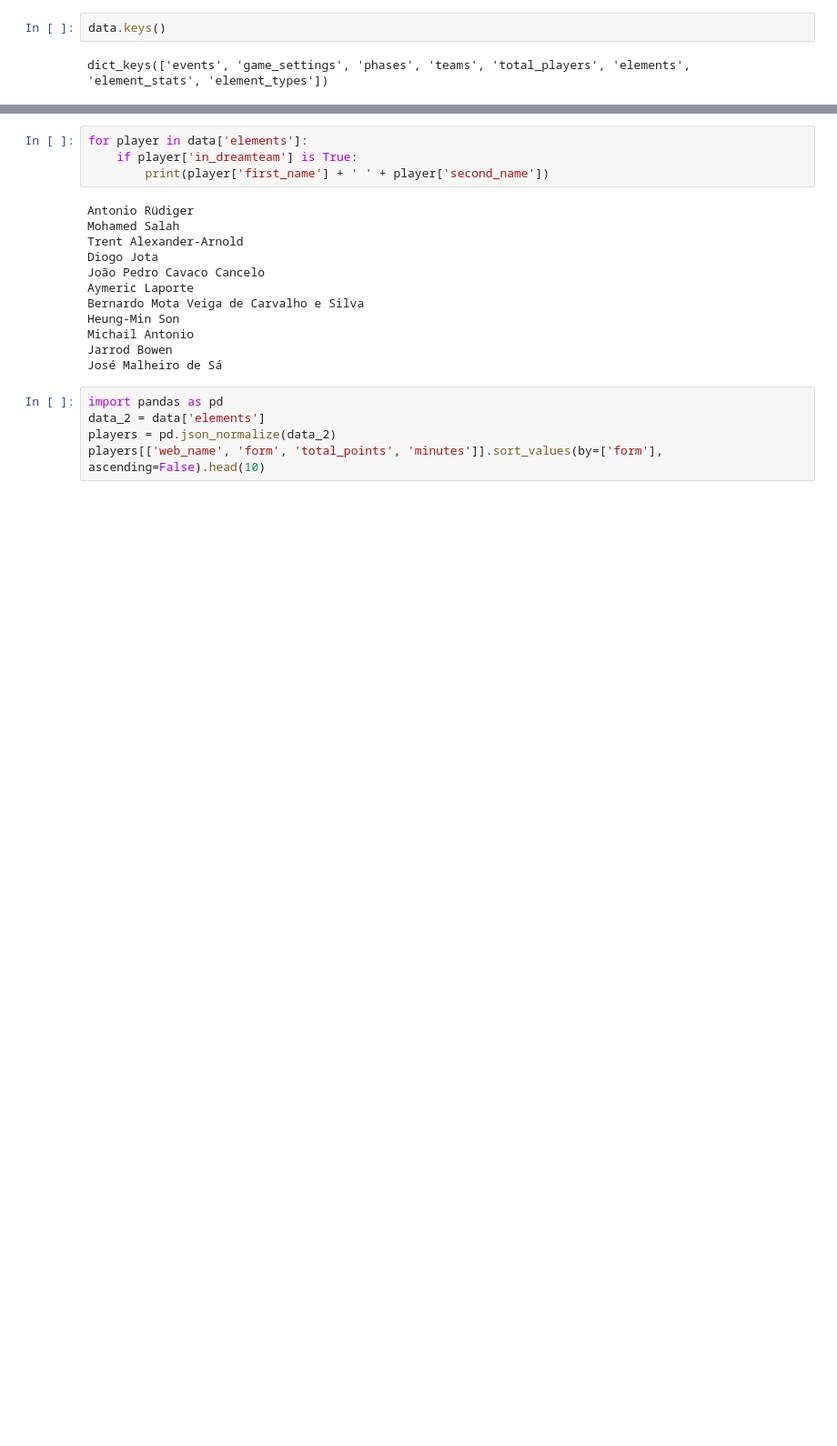
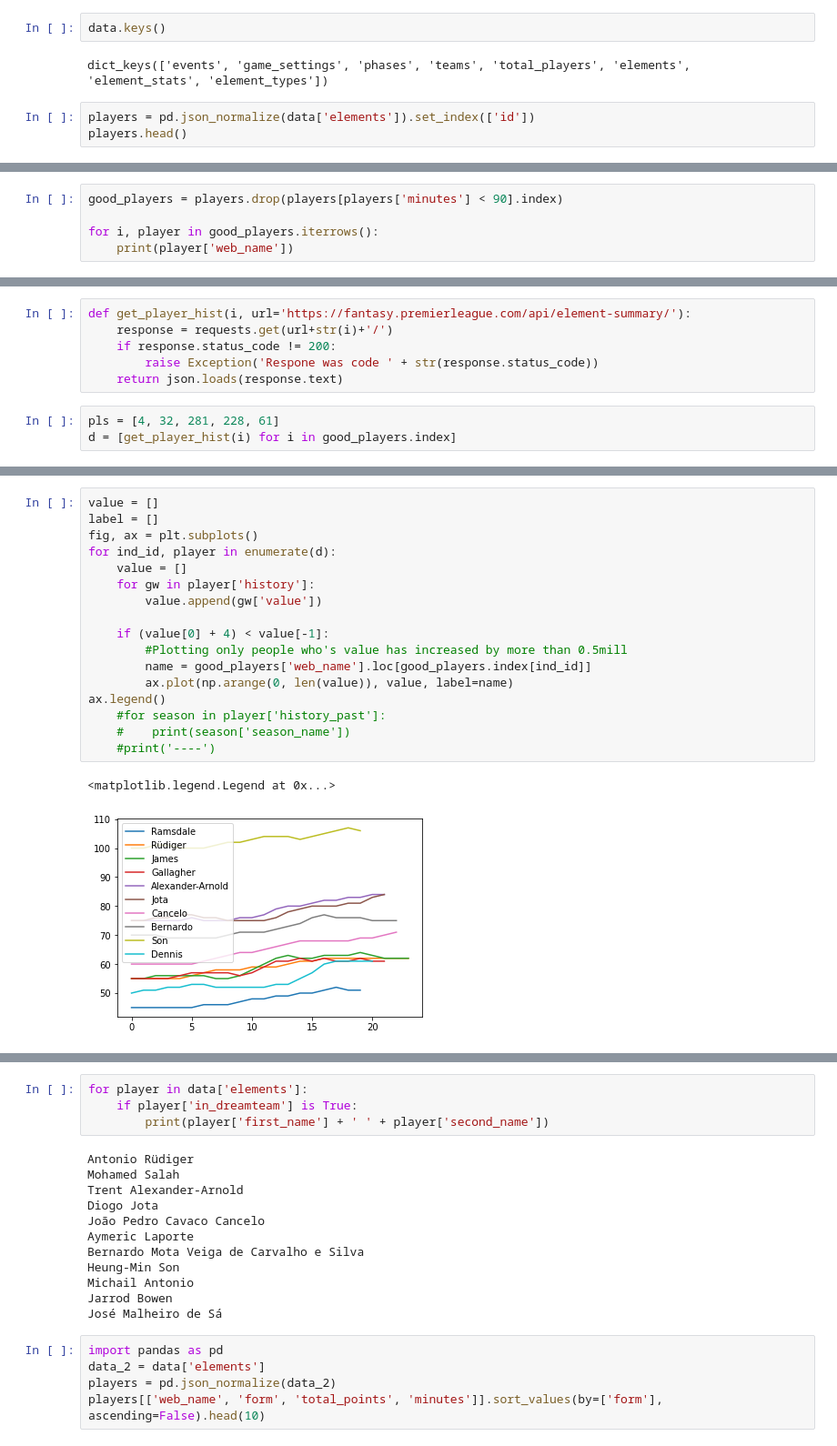
Before and after one commit to ap00la/fantasy_pl, a Jupyter notebook: Exploratory.ipynb, the cells around one changed output, grey strips where cells are left out. Shown at 91% size. Cells and saved outputs as stored; diff of their text form; blank space fills up the shorter version.

Commit message:
added get_player__hist

```diff
--- a/Exploratory.ipynb
+++ b/Exploratory.ipynb
@@ -24,3 +27,6 @@ data = main()
 data.keys()
 # %% [output]
 dict_keys(['events', 'game_settings', 'phases', 'teams', 'total_players', 'elements', 'element_stats', 'element_types'])
+# %%
+players = pd.json_normalize(data['elements']).set_index(['id'])
+players.head()
@@ -26,0 +42,5 @@ dict_keys(['events', 'game_settings', 'phases', 'teams', 'total_players', 'eleme
+# %%
+good_players = players.drop(players[players['minutes'] < 90].index)
+
+for i, player in good_players.iterrows():
+    print(player['web_name'])
@@ -26,0 +75,9 @@ dict_keys(['events', 'game_settings', 'phases', 'teams', 'total_players', 'eleme
+# %%
+def get_player_hist(i, url='https://fantasy.premierleague.com/api/element-summary/'):
+    response = requests.get(url+str(i)+'/')
+    if response.status_code != 200:
+        raise Exception('Respone was code ' + str(response.status_code))
+    return json.loads(response.text)
+# %%
+pls = [4, 32, 281, 228, 61]
+d = [get_player_hist(i) for i in good_players.index]
@@ -26,0 +104,20 @@ dict_keys(['events', 'game_settings', 'phases', 'teams', 'total_players', 'eleme
+# %%
+value = []
+label = []
+fig, ax = plt.subplots()
+for ind_id, player in enumerate(d):
+    value = []
+    for gw in player['history']:
+        value.append(gw['value'])
+
+    if (value[0] + 4) < value[-1]:
+        #Plotting only people who's value has increased by more than 0.5mill
+        name = good_players['web_name'].loc[good_players.index[ind_id]]
+        ax.plot(np.arange(0, len(value)), value, label=name)
+ax.legend()
+    #for season in player['history_past']:
+    #    print(season['season_name'])
+    #print('----')
+# %% [output]
+<matplotlib.legend.Legend at 0x...>
+[figure, added]
```
Also changed, not shown: parts of 16 cells of this notebook, 3 other files.
